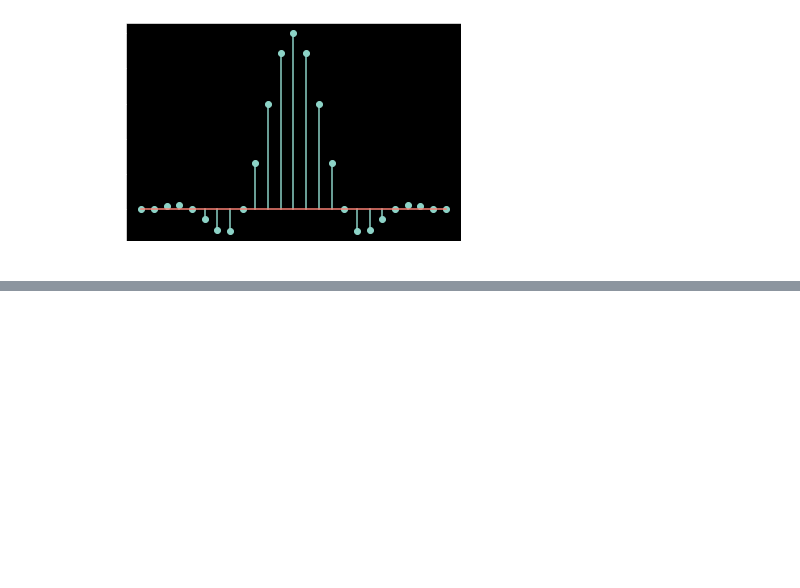
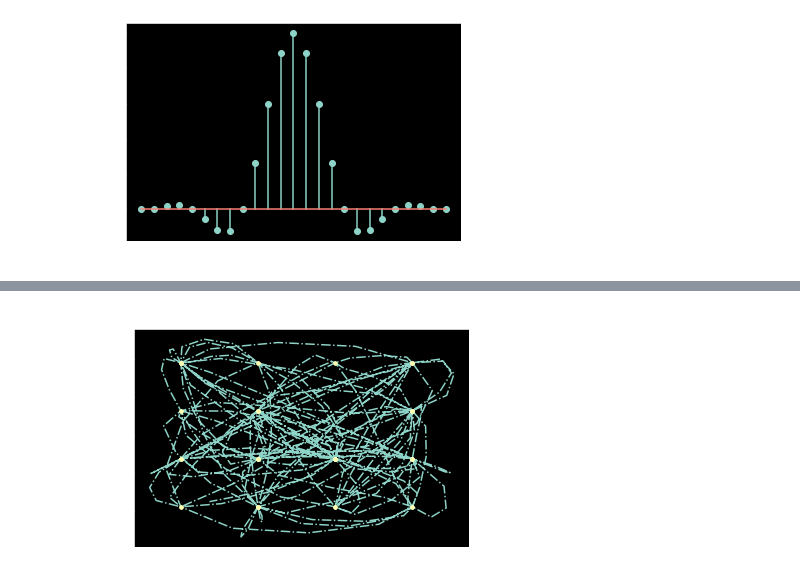
Before and after one commit to mohantyk/dsp_in_comm, a Jupyter notebook: chap5.ipynb, the cells around one changed output, grey strips where cells are left out. Saved outputs shown, nothing was run; the diff lists cells and outputs as text; code cells hidden in the pictures; blank space fills up the shorter version.

```diff
--- a/chap5.ipynb
+++ b/chap5.ipynb
@@ -110,0 +133,8 @@ def waveform_mapping(symbols, osr=4, beta=0.5):
+# %%
+random_bits = np.random.choice([0, 1], 400)
+qam16 = mapper.qam16(random_bits)
+waveform, delay = waveform_mapping(qam16, 4)
+plt.plot(waveform.real, waveform.imag, '-.', qam16.real, qam16.imag, '.');
+plt.title('16 QAM Constellation with signal traces');
+# %% [output]
+[figure, added]
```
Also changed, not shown: parts of 5 cells of this notebook.
